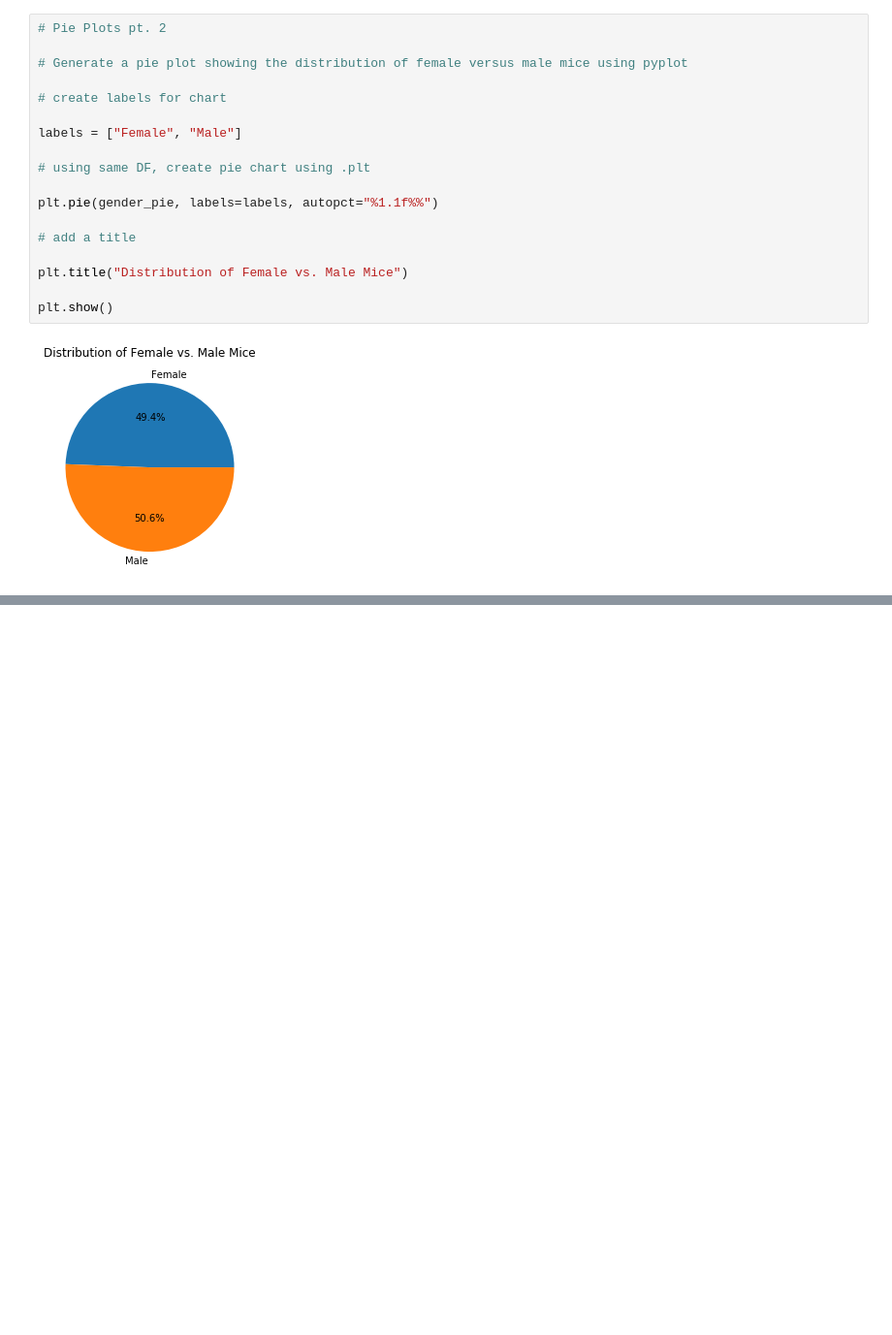
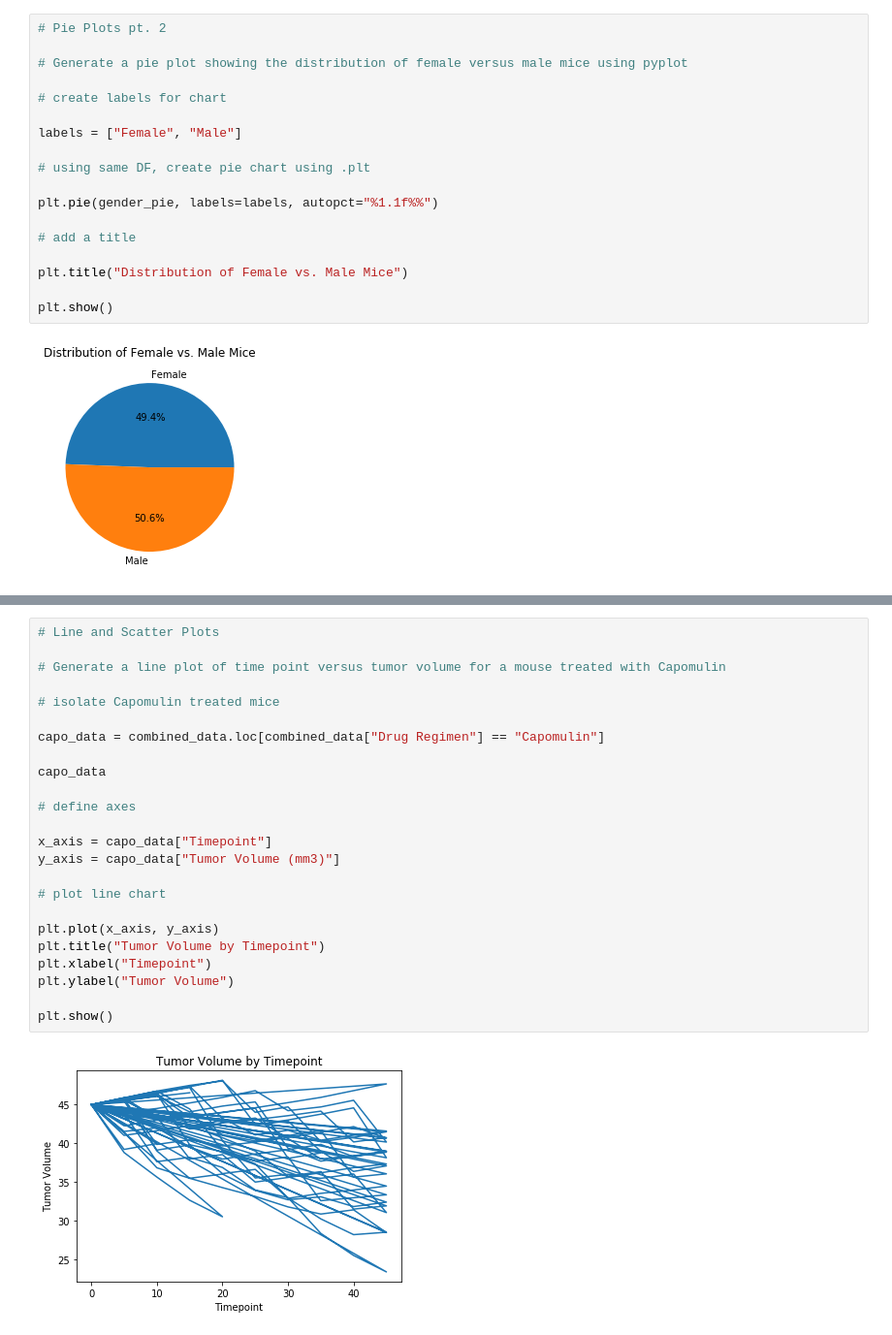
Before and after one commit to shawn-cavalieri/matplotlib-challenge, a Jupyter notebook: Pymaceuticals/main_script.ipynb, the cells around one changed output, grey strips where cells are left out. Shown at 97% size. Drawn from its saved outputs; the diff is of its cells as text; blank space fills up the shorter version.

```diff
--- a/Pymaceuticals/main_script.ipynb
+++ b/Pymaceuticals/main_script.ipynb
@@ -194 +206,27 @@ print(iqr)
 7.422408189999999
+# %%
+# Line and Scatter Plots
+
+# Generate a line plot of time point versus tumor volume for a mouse treated with Capomulin
+
+# isolate Capomulin treated mice
+
+capo_data = combined_data.loc[combined_data["Drug Regimen"] == "Capomulin"]
+
+capo_data
+
+# define axes
+
+x_axis = capo_data["Timepoint"]
+y_axis = capo_data["Tumor Volume (mm3)"]
+
+# plot line chart
+
+plt.plot(x_axis, y_axis)
+plt.title("Tumor Volume by Timepoint")
+plt.xlabel("Timepoint")
+plt.ylabel("Tumor Volume")
+
+plt.show()
+# %% [output]
+[figure, added]
```
Also changed, not shown: parts of 7 cells of this notebook.
